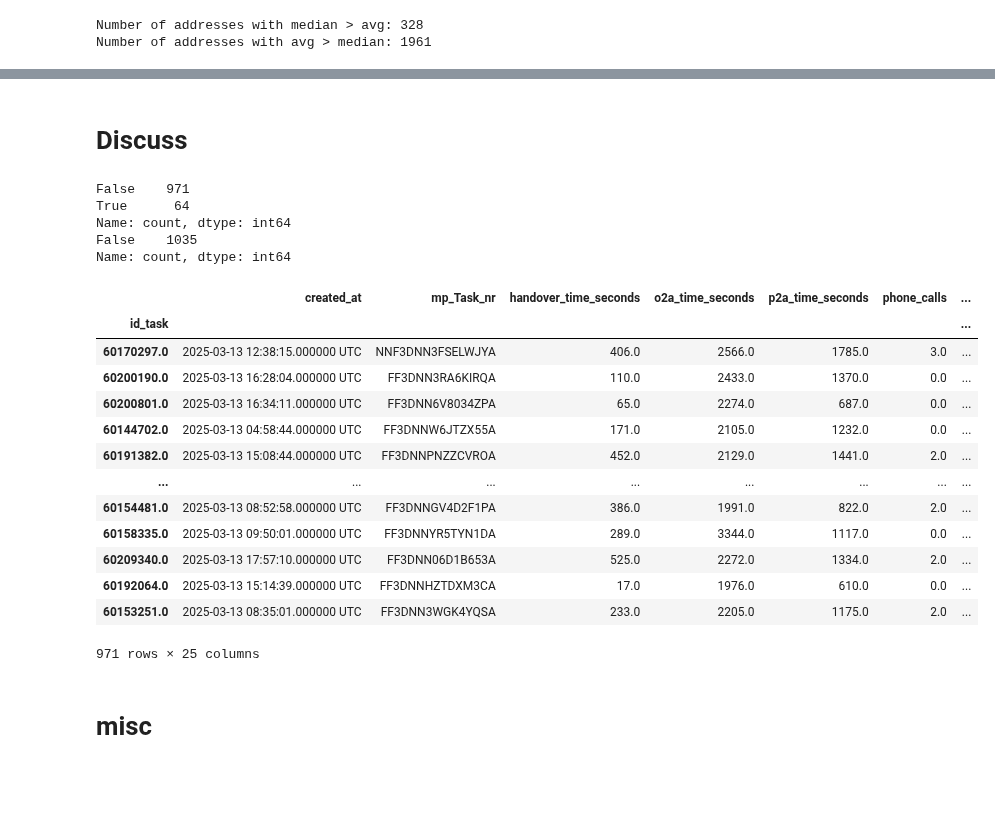
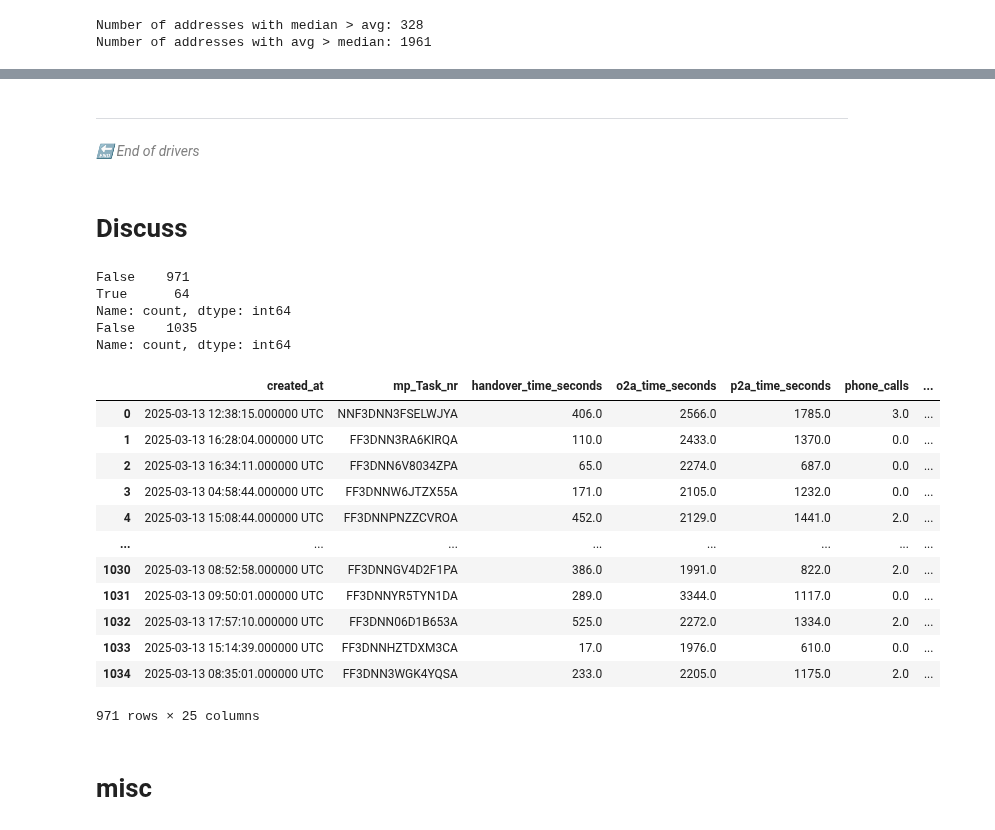
Before and after one commit to MohamdFekry/Parking-Enricher, a Jupyter notebook: test_data_analsis.ipynb, the cells around one changed output, grey strips where cells are left out. Drawn from its saved outputs; the diff is of its cells as text; code cells hidden in the pictures; blank space fills up the shorter version.

```diff
--- a/test_data_analsis.ipynb
+++ b/test_data_analsis.ipynb
@@ -398,32 +464,34 @@ Number of addresses with avg > median: 1961
+# %% [markdown]
+<hr>
+<div style="color: gray; font-style: italic;">🔚 End of drivers</div>
 # %% [markdown]
 # Discuss
 # %%
 # avg in tasks != avg in addresses nor median in addresses
 tasks_1000 = pd.read_csv('task_1000_data.csv', index_col=0)
 addresses = pd.read_csv('address_data.csv', index_col=0)
-test_data = tasks_1000.join(addresses, on='dst_address_code', how='inner', lsuffix='_tasks', rsuffix='_addresses')
+test_data = tasks_1000.merge(addresses, on='dst_address_code', how='inner', suffixes=('_tasks', '_addresses'))
 print((test_data['avg_handover_last_3_months_tasks'] == test_data['avg_handover_last_3_months_addresses']).value_counts())
 print((test_data['avg_handover_last_3_months_tasks'] == test_data['median_handover_last_3_months']).value_counts())
 test_data[test_data['avg_handover_last_3_months_tasks'] != test_data['avg_handover_last_3_months_addresses']]
 # %% [output]
 False    971
 True      64
 Name: count, dtype: int64
 False    1035
 Name: count, dtype: int64
 |  | created_at | mp_Task_nr | handover_time_seconds | o2a_time_seconds | p2a_time_seconds | phone_calls | ... |
-| id_task |  |  |  |  |  |  | ... |
-| 60170297.0 | 2025-03-13 12:38:15.000000 UTC | NNF3DNN3FSELWJYA | 406.0 | 2566.0 | 1785.0 | 3.0 | ... |
-| 60200190.0 | 2025-03-13 16:28:04.000000 UTC | FF3DNN3RA6KIRQA | 110.0 | 2433.0 | 1370.0 | 0.0 | ... |
-| 60200801.0 | 2025-03-13 16:34:11.000000 UTC | FF3DNN6V8034ZPA | 65.0 | 2274.0 | 687.0 | 0.0 | ... |
-| 60144702.0 | 2025-03-13 04:58:44.000000 UTC | FF3DNNW6JTZX55A | 171.0 | 2105.0 | 1232.0 | 0.0 | ... |
-| 60191382.0 | 2025-03-13 15:08:44.000000 UTC | FF3DNNPNZZCVROA | 452.0 | 2129.0 | 1441.0 | 2.0 | ... |
+| 0 | 2025-03-13 12:38:15.000000 UTC | NNF3DNN3FSELWJYA | 406.0 | 2566.0 | 1785.0 | 3.0 | ... |
+| 1 | 2025-03-13 16:28:04.000000 UTC | FF3DNN3RA6KIRQA | 110.0 | 2433.0 | 1370.0 | 0.0 | ... |
+| 2 | 2025-03-13 16:34:11.000000 UTC | FF3DNN6V8034ZPA | 65.0 | 2274.0 | 687.0 | 0.0 | ... |
+| 3 | 2025-03-13 04:58:44.000000 UTC | FF3DNNW6JTZX55A | 171.0 | 2105.0 | 1232.0 | 0.0 | ... |
+| 4 | 2025-03-13 15:08:44.000000 UTC | FF3DNNPNZZCVROA | 452.0 | 2129.0 | 1441.0 | 2.0 | ... |
 | ... | ... | ... | ... | ... | ... | ... | ... |
-| 60154481.0 | 2025-03-13 08:52:58.000000 UTC | FF3DNNGV4D2F1PA | 386.0 | 1991.0 | 822.0 | 2.0 | ... |
-| 60158335.0 | 2025-03-13 09:50:01.000000 UTC | FF3DNNYR5TYN1DA | 289.0 | 3344.0 | 1117.0 | 0.0 | ... |
-| 60209340.0 | 2025-03-13 17:57:10.000000 UTC | FF3DNN06D1B653A | 525.0 | 2272.0 | 1334.0 | 2.0 | ... |
-| 60192064.0 | 2025-03-13 15:14:39.000000 UTC | FF3DNNHZTDXM3CA | 17.0 | 1976.0 | 610.0 | 0.0 | ... |
-| 60153251.0 | 2025-03-13 08:35:01.000000 UTC | FF3DNN3WGK4YQSA | 233.0 | 2205.0 | 1175.0 | 2.0 | ... |
+| 1030 | 2025-03-13 08:52:58.000000 UTC | FF3DNNGV4D2F1PA | 386.0 | 1991.0 | 822.0 | 2.0 | ... |
+| 1031 | 2025-03-13 09:50:01.000000 UTC | FF3DNNYR5TYN1DA | 289.0 | 3344.0 | 1117.0 | 0.0 | ... |
+| 1032 | 2025-03-13 17:57:10.000000 UTC | FF3DNN06D1B653A | 525.0 | 2272.0 | 1334.0 | 2.0 | ... |
+| 1033 | 2025-03-13 15:14:39.000000 UTC | FF3DNNHZTDXM3CA | 17.0 | 1976.0 | 610.0 | 0.0 | ... |
+| 1034 | 2025-03-13 08:35:01.000000 UTC | FF3DNN3WGK4YQSA | 233.0 | 2205.0 | 1175.0 | 2.0 | ... |
 971 rows × 25 columns
 # %% [markdown]
 # misc
```
Also changed, not shown: parts of 20 cells of this notebook, 6 other files.
